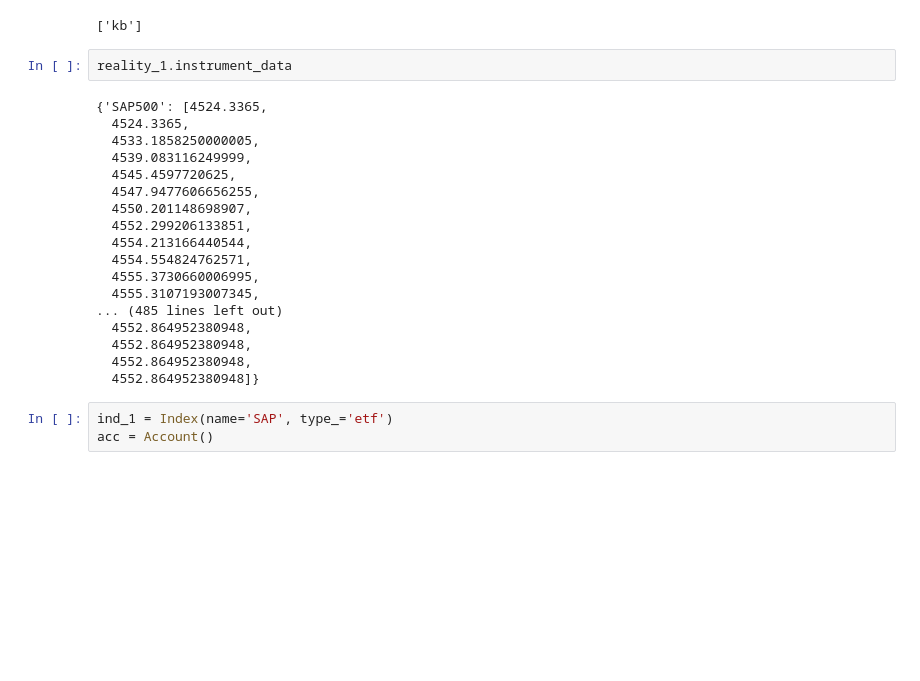
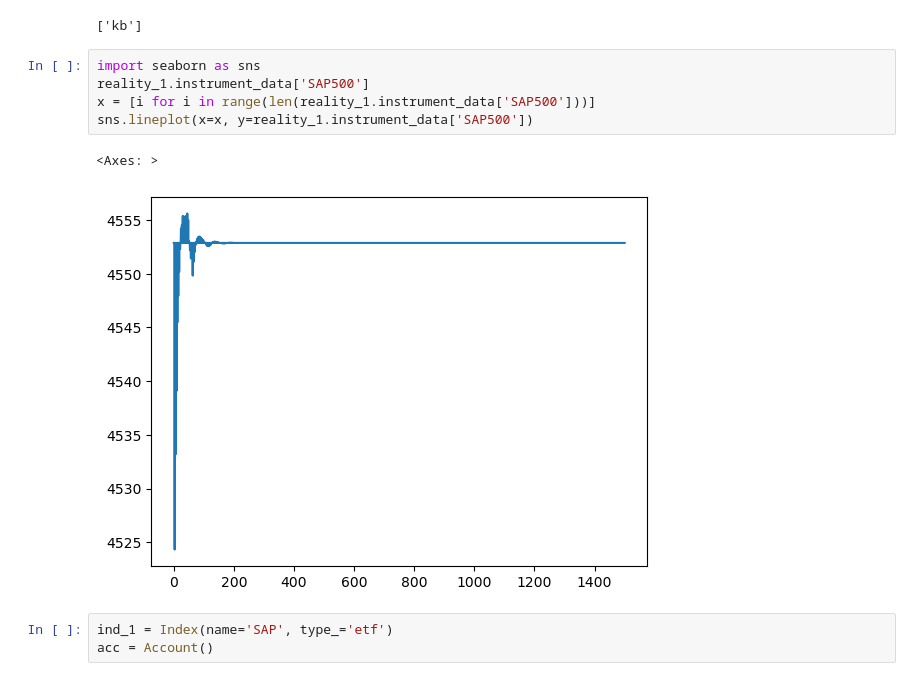
Before and after one commit to honzaz1234/return_simulation, a Jupyter notebook: test_model.ipynb, the cells around one changed output. Drawn from its saved outputs; the diff is of its cells as text; blank space fills up the shorter version.

```diff
--- a/test_model.ipynb
+++ b/test_model.ipynb
@@ -430,26 +216,14 @@ reality.broker_list.append('kb')
 terka.reality.broker_list
 # %% [output]
 ['kb']
-# %%
-reality_1.instrument_data
-# %% [output]
-{'SAP500': [4524.3365,
-  4524.3365,
-  4533.1858250000005,
-  4539.083116249999,
-  4545.4597720625,
-  4547.9477606656255,
-  4550.201148698907,
-  4552.299206133851,
-  4554.213166440544,
-  4554.554824762571,
-  4555.3730660006995,
-  4555.3107193007345,
-... (485 lines left out)
-  4552.864952380948,
-  4552.864952380948,
-  4552.864952380948,
-  4552.864952380948]}
+# %%
+import seaborn as sns
+reality_1.instrument_data['SAP500']
+x = [i for i in range(len(reality_1.instrument_data['SAP500']))]
+sns.lineplot(x=x, y=reality_1.instrument_data['SAP500'])
+# %% [output]
+<Axes: >
+[figure, added]
 # %%
 ind_1 = Index(name='SAP', type_='etf')
 acc = Account()
```
Also changed, not shown: parts of 19 cells of this notebook, 2 other files.
